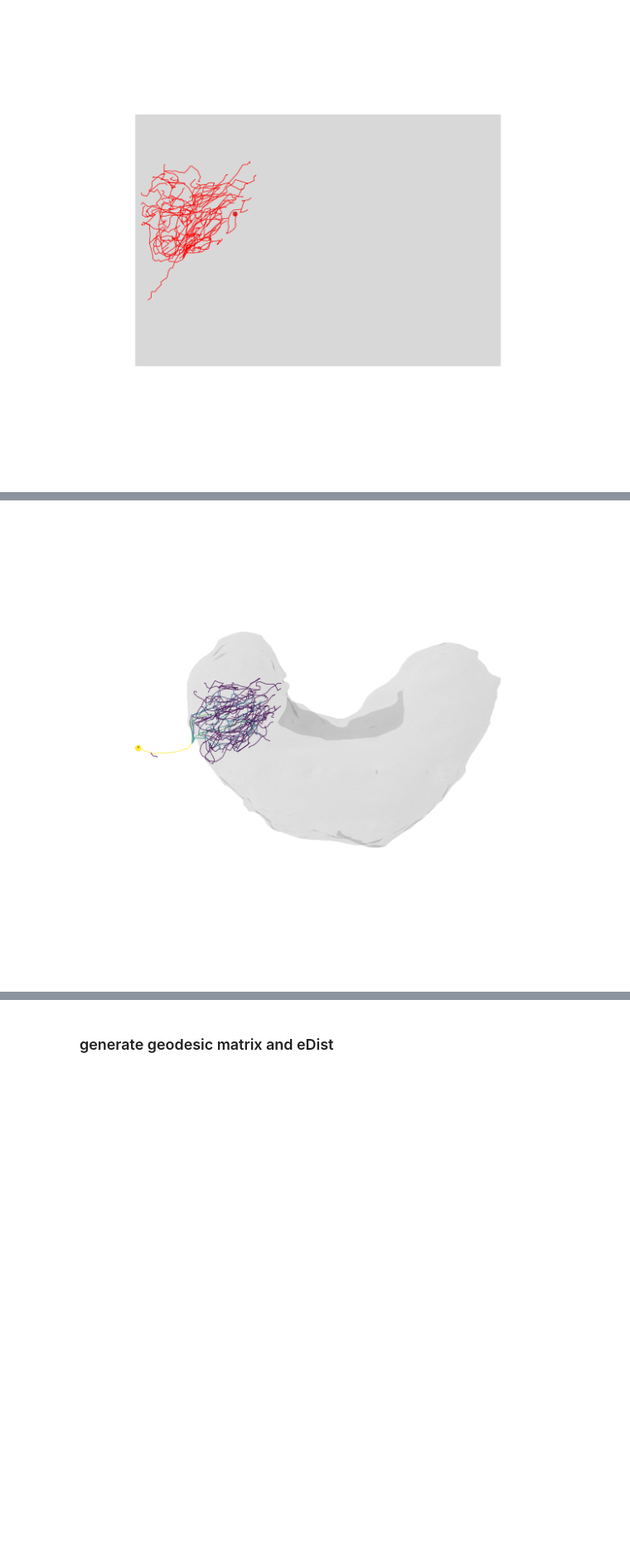
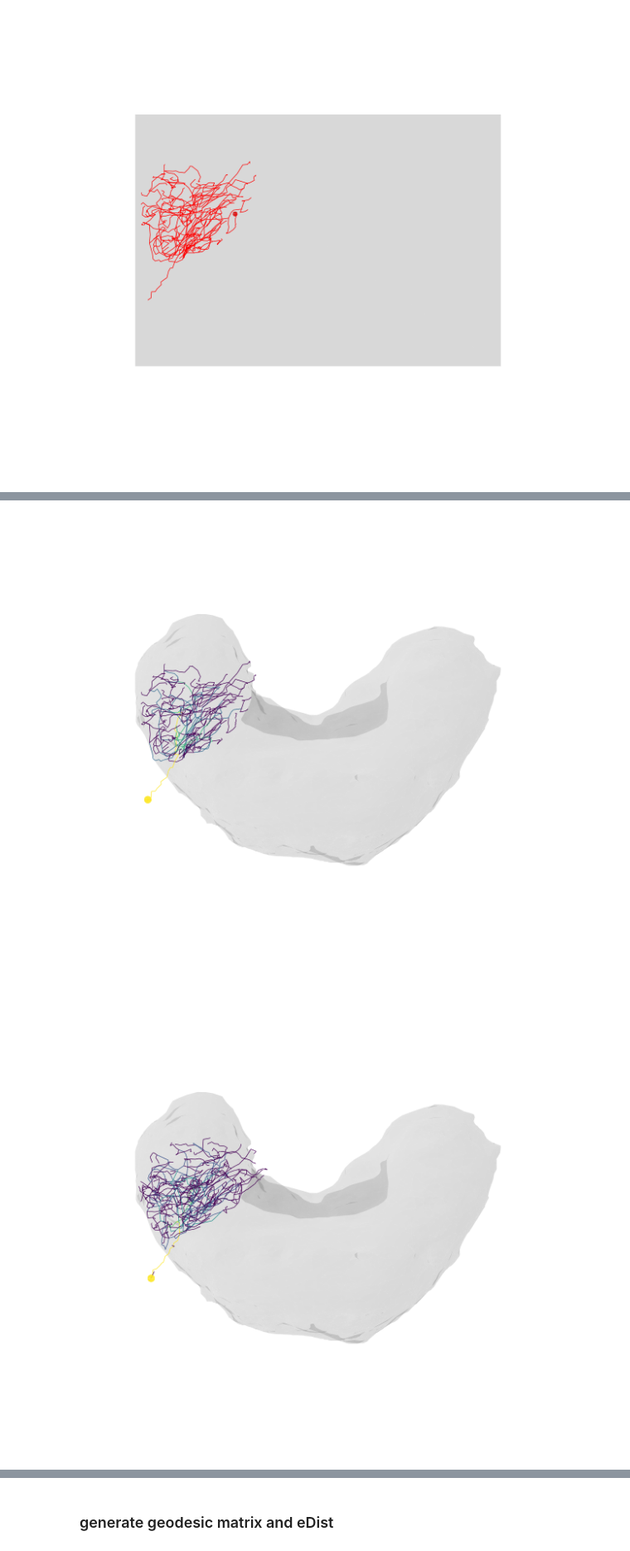
Before and after one commit to Heinze-lab/Sayre_et_al_2026_HD, a Jupyter notebook: connectome_analysis/code/analysis/electrotonic_distance.ipynb, the cells around one changed output, grey strips where cells are left out. Shown at 83% size. Cells and saved outputs as stored; diff of their text form; code cells hidden in the pictures; blank space fills up the shorter version.

```diff
--- a/connectome_analysis/code/analysis/electrotonic_distance.ipynb
+++ b/connectome_analysis/code/analysis/electrotonic_distance.ipynb
@@ -302,11 +159,0 @@ sk_h_list
-# %%
-sk_list = sk_h_list.copy()
-
-for neuron in sk_list:
-    root_id = neuron.id  # keep as integer
-    sk_row = nametable[nametable['root_ids'].apply(lambda ids: root_id in ids)]
-
-    if not sk_row.empty:
-        skid = str(int(sk_row['skid'].values[0]))
-        neuron.id = skid
-        print(neuron.name, neuron.id)
@@ -322,8 +159,0 @@ for neuron in sk_list:
-# %%
-# Plot as lines
-# skeleton needs to be cleaned...try navis functions and also skeletor package (haven't had much luck myself)
-n = sk_list[1].copy
-
-navis.plot2d(
-    n, color_by="strahler_index", palette="viridis", view=("x", "-z"), method="2d", soma=True
-)
@@ -625,6 +456,15 @@ for n in sk_list:
         nRooted.soma_radius = 2000
         print(f'{nRooted.name} root set to min {axis}')
         print(f'new root: {nRooted.root}; new soma: {nRooted.soma}, resized to {nRooted.soma_radius}')
+
+        # recalculate strahler index for plotting
+        navis.strahler_index(nRooted)
+
+        print(f'{nRooted.name} root set to min {axis}')
+        print(
+            f'new root: {nRooted.root}; '
+            f'new soma: {nRooted.soma}'
+        )
     else:
         print(f'{nRooted.name} has multiple roots, soma not set')
 
@@ -647,6 +492,8 @@ new root: [826]; new soma: [826], resized to 2000
 # %%
-# Check root is correct
+# Check root is correct for all EPGs (should be yellow using below strahler_index viridis palette)
 eb_m.color = (120, 120, 120, 0.1)
-fig=navis.plot2d([nRooted_list[2], eb_m], soma=True, color_by="strahler_index", palette="viridis", color=(0.3,0.3,0.3,0.1), alpha=1)
+for n in nRooted_list:
+    fig=navis.plot2d([n, eb_m], soma=True, color_by="strahler_index", palette="viridis", color=(0.3,0.3,0.3,0.1), alpha=1)
 # %% [output]
-[figure, old version]
+[figure, new version]
+[figure, added]
```
Also changed, not shown: parts of 27 cells of this notebook, 4 other files.
